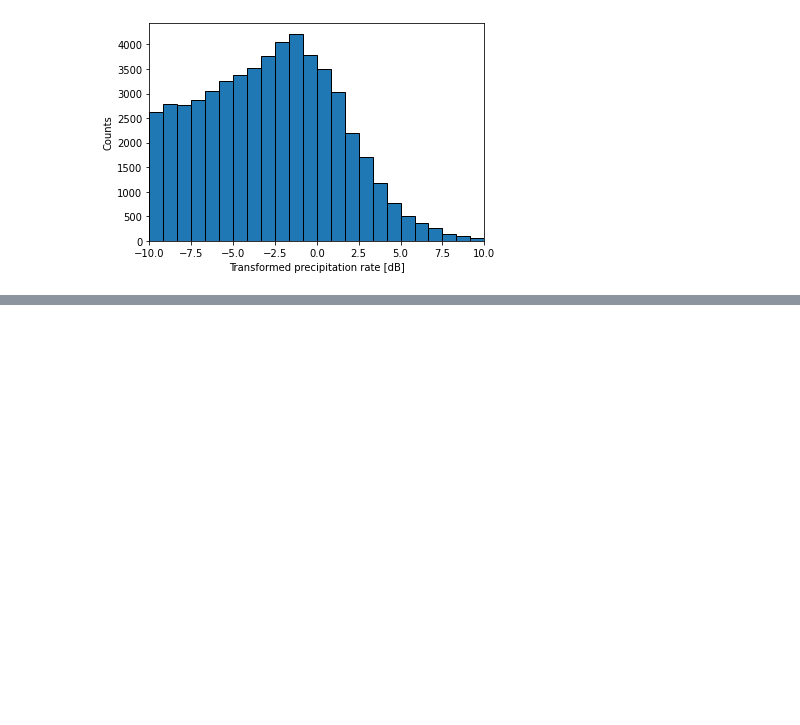
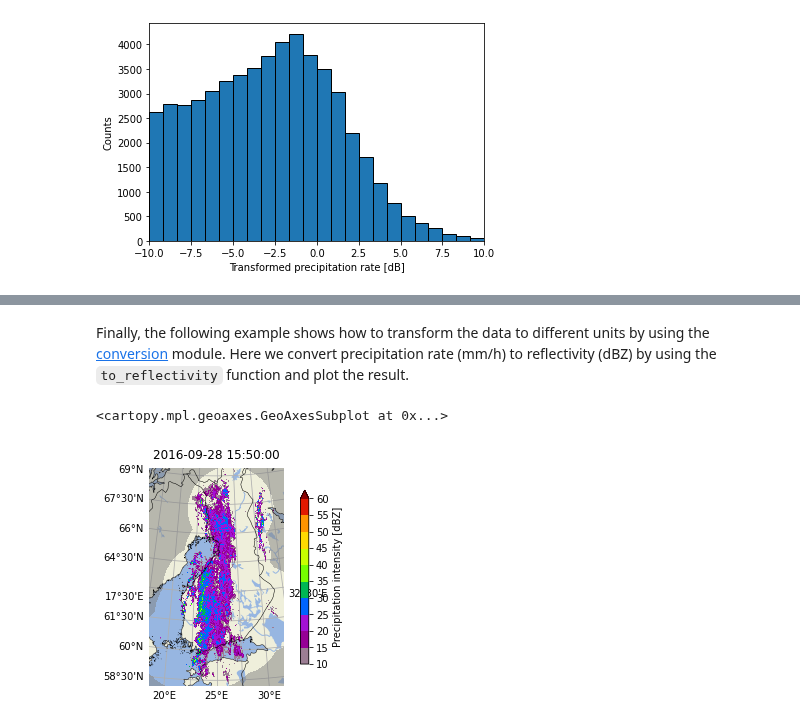
Before and after one commit to pySTEPS/ERAD-nowcasting-course-2022, a Jupyter notebook: hands-on-session-users/notebooks/block_02_input_data.ipynb, the cells around one changed output, grey strips where cells are left out. Cells and saved outputs as stored; diff of their text form; code cells hidden in the pictures; blank space fills up the shorter version.

```diff
--- a/hands-on-session-users/notebooks/block_02_input_data.ipynb
+++ b/hands-on-session-users/notebooks/block_02_input_data.ipynb
@@ -249,0 +272,19 @@ In principle, the above should resemble the normal distribution. However, the le
+# %% [markdown]
+Finally, the following example shows how to transform the data to different units by using the [conversion](https://pysteps.readthedocs.io/en/stable/pysteps_reference/utils.html#pysteps-utils-conversion) module. Here we convert precipitation rate (mm/h) to reflectivity (dBZ) by using the `to_reflectivity` function and plot the result.
+# %%
+from pysteps.utils import conversion
+
+# Convert precipitation rate to reflectivity
+precip_reflectivity, metadata_reflectivity = conversion.to_reflectivity(precip[-1], metadata)
+# Plot the reflectivity field. Since the data is now in dBZ units, we need to
+# explicitly specify this when calling plot_precip_field.
+plot_precip_field(
+    precip_reflectivity,
+    geodata=metadata_reflectivity,
+    title=metadata["timestamps"][-1],
+    units="dBZ",
+    map_kwargs=map_kwargs
+)
+# %% [output]
+<cartopy.mpl.geoaxes.GeoAxesSubplot at 0x...>
+[figure, added]
```
Also changed, not shown: parts of 8 cells of this notebook.
